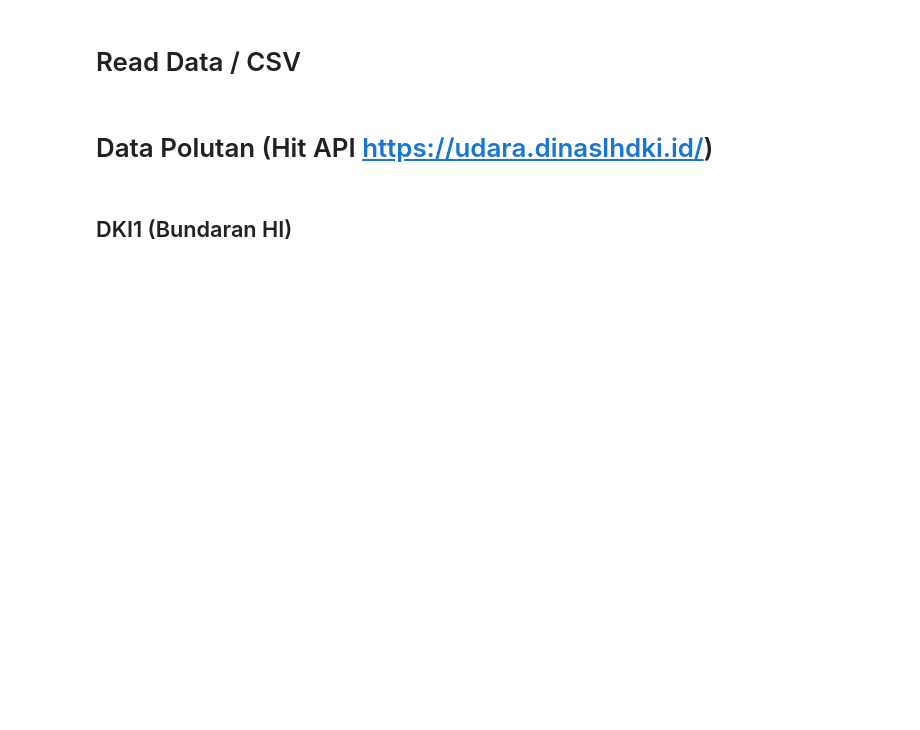
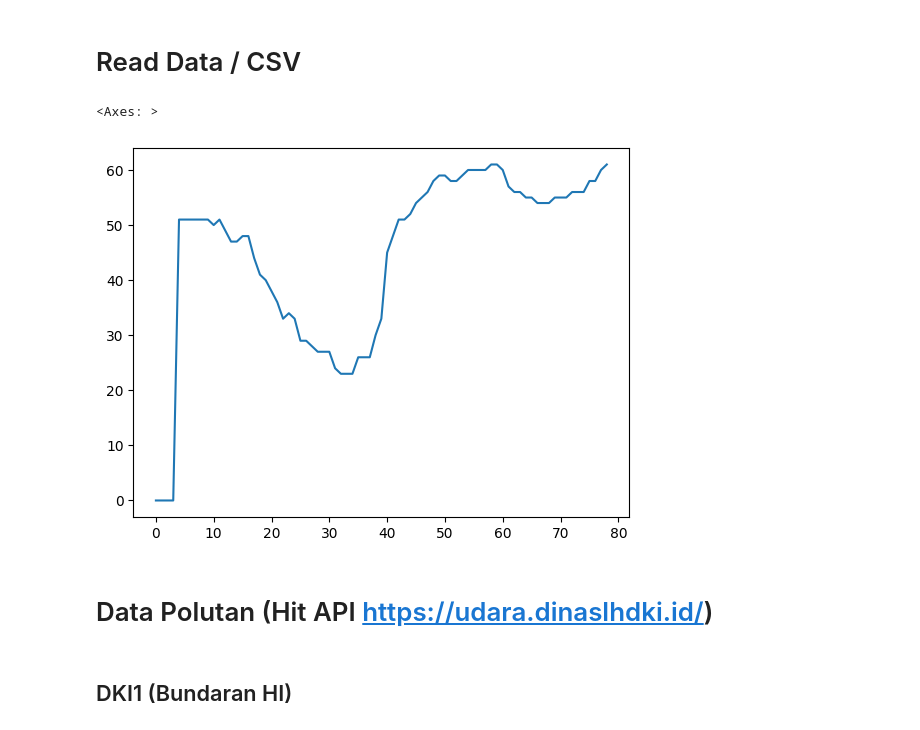
Before and after one commit to stevanusfebrian/PM2.5-Prediction, a Jupyter notebook: Code/Script/scheduler.ipynb, the cells around one changed output. Cells and saved outputs as stored; diff of their text form; code cells hidden in the pictures; blank space fills up the shorter version.

```diff
--- a/Code/Script/scheduler.ipynb
+++ b/Code/Script/scheduler.ipynb
@@ -37,2 +38,7 @@ udara = pd.read_sql_query('select * from "udara"',con=engine)
+# %%
+udara['pm25_dki1'].plot(x=udara['time'])
+# %% [output]
+<Axes: >
+[figure, added]
 # %% [markdown]
 # Data Polutan (Hit API https://udara.dinaslhdki.id/)
```
Also changed, not shown: parts of 14 cells of this notebook, 12 other files.
